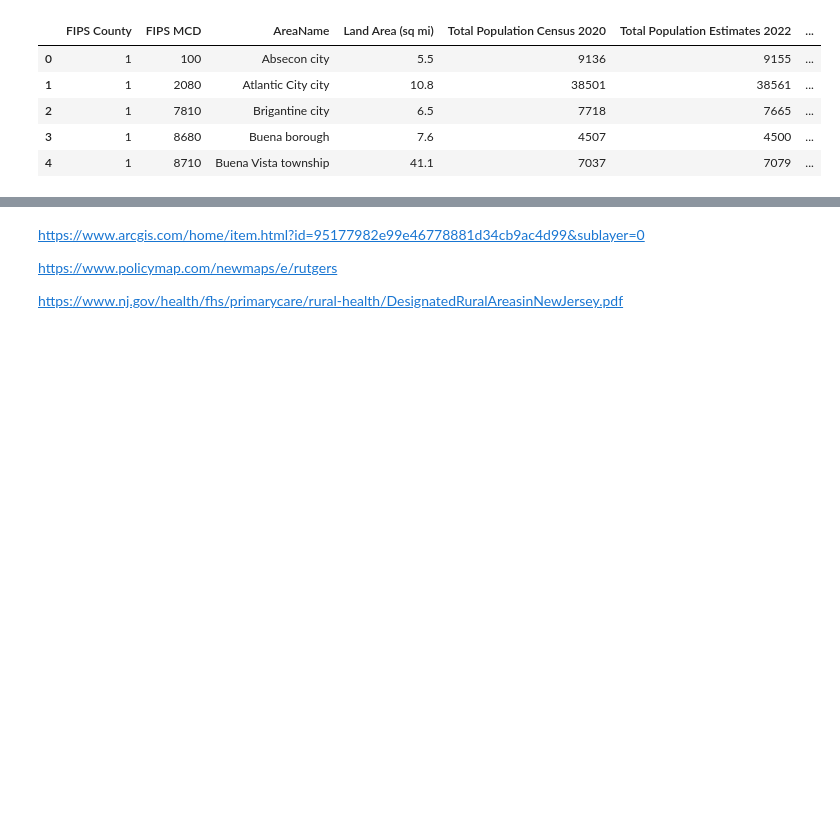
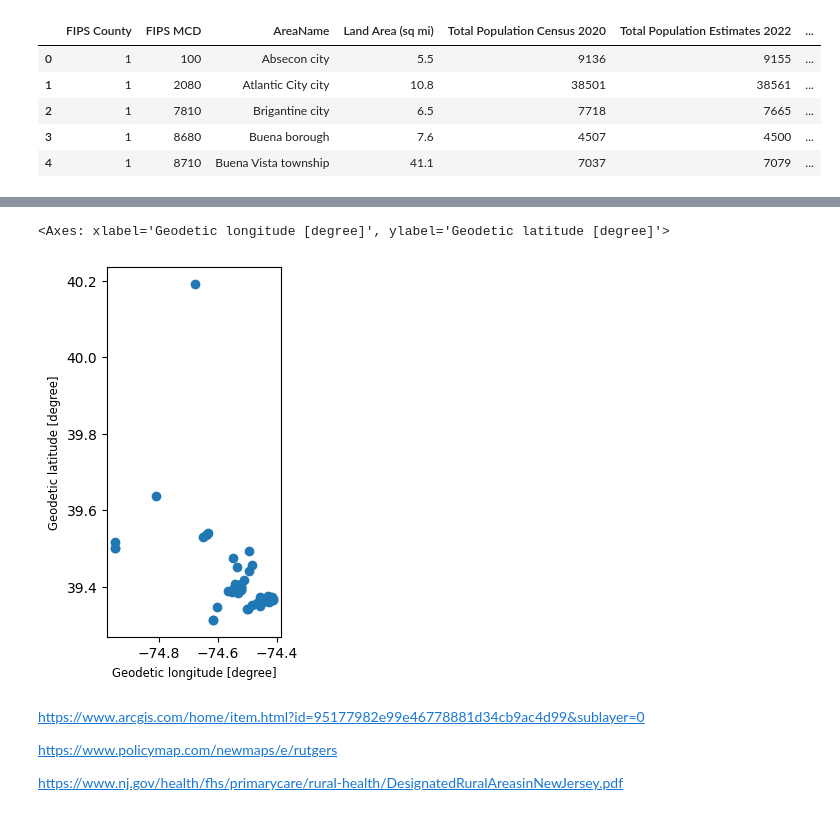
Before and after one commit to Anjanique-Knight/AjGIS, a Jupyter notebook: PS2_GIS_2.ipynb, the cells around one changed output, grey strips where cells are left out. Drawn from its saved outputs; the diff is of its cells as text; code cells hidden in the pictures; blank space fills up the shorter version.

```diff
--- a/PS2_GIS_2.ipynb
+++ b/PS2_GIS_2.ipynb
@@ -292,3 +291,8 @@ ATLgeo_full.head()
+# %%
+ATLgeo_full.plot()
+# %% [output]
+<Axes: xlabel='Geodetic longitude [degree]', ylabel='Geodetic latitude [degree]'>
+[figure, added]
 # %% [markdown]
 https://www.arcgis.com/home/item.html?id=95177982e99e46778881d34cb9ac4d99&sublayer=0
 
```
Also changed, not shown: parts of 3 cells of this notebook.
